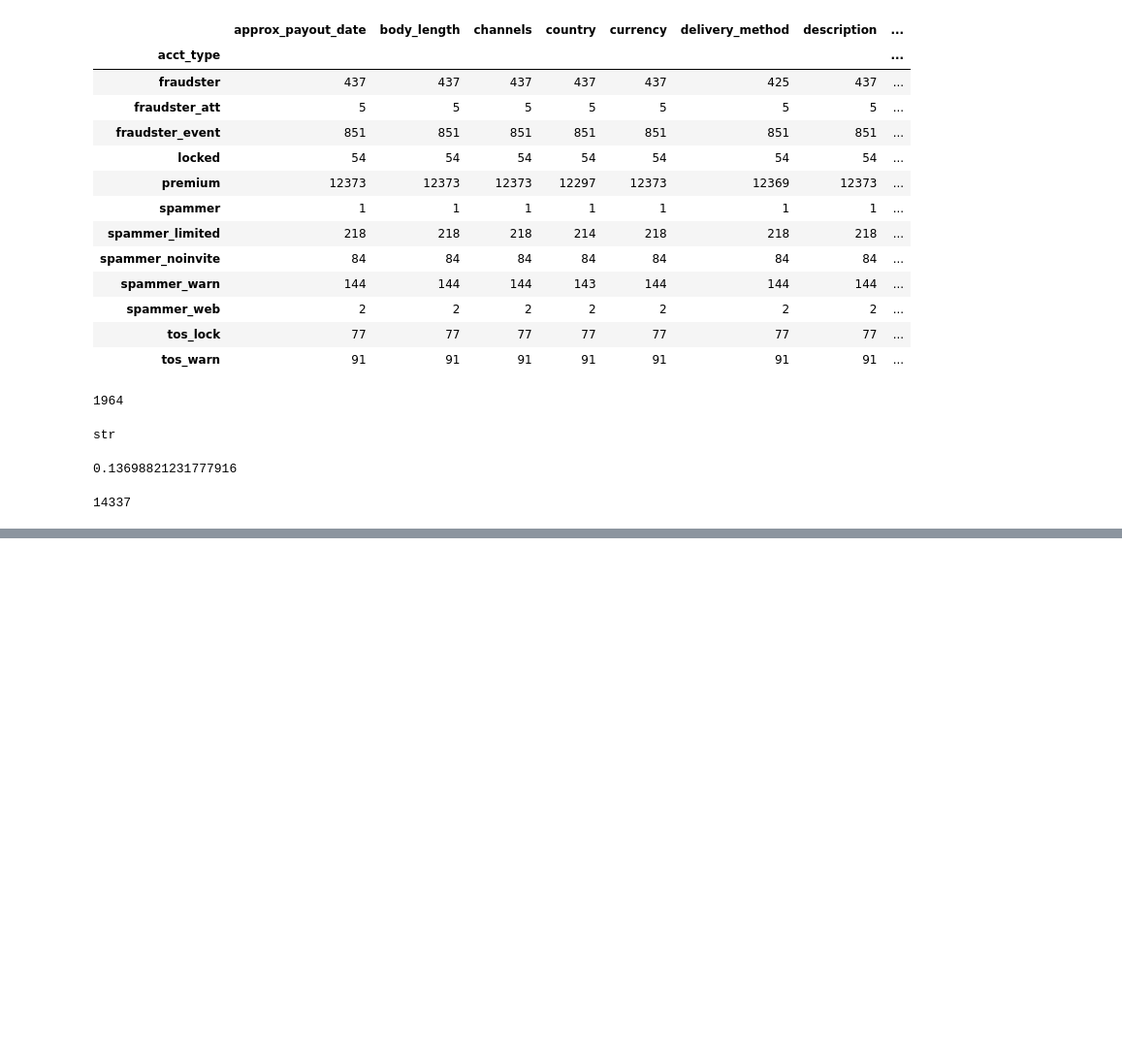
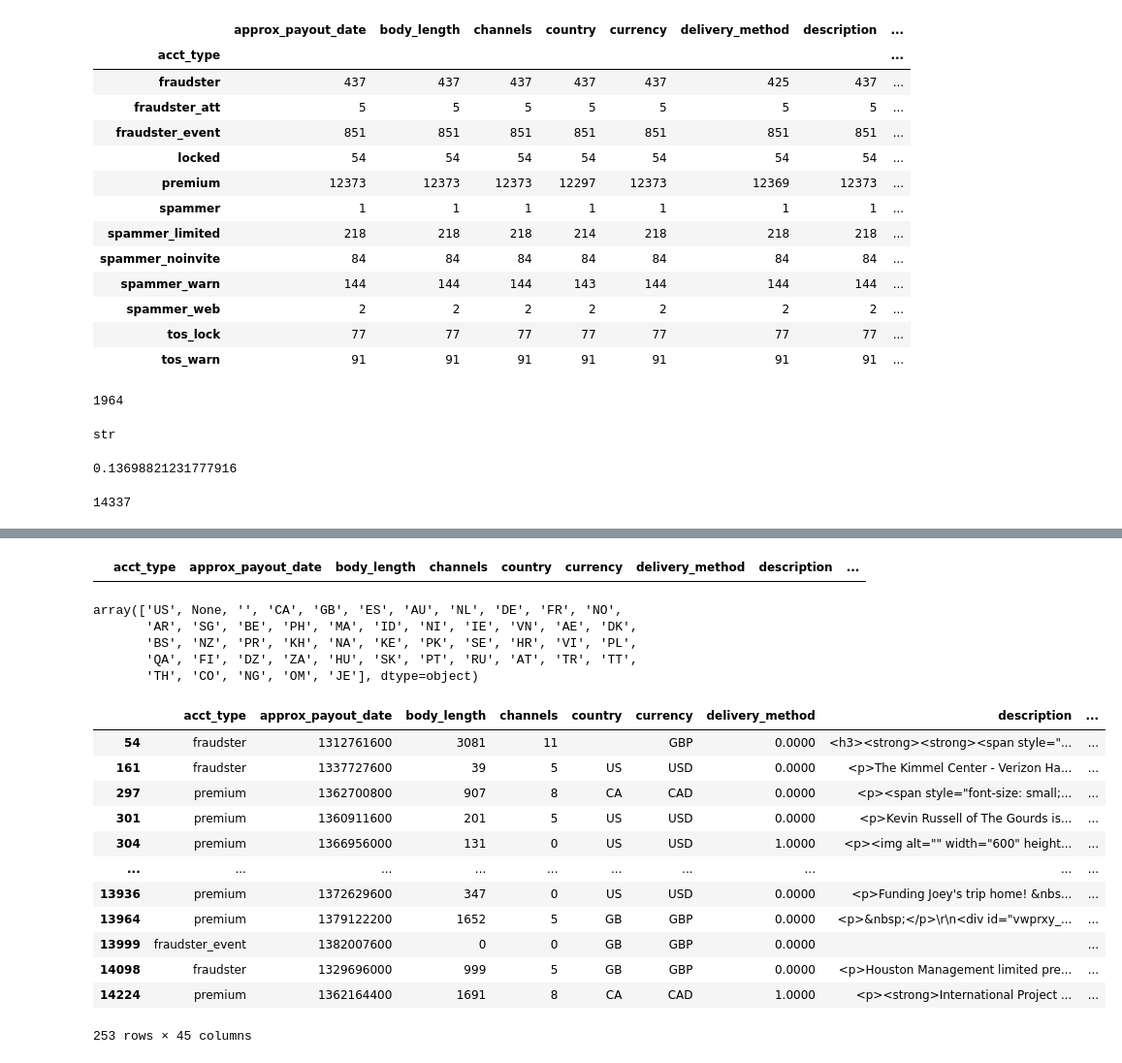
Before and after one commit to paultanger/Fraud_Detection, a Jupyter notebook: notebooks/paul_EDA.ipynb, the cells around one changed output, grey strips where cells are left out. Shown at 97% size. Cells and saved outputs as stored; diff of their text form; code cells hidden in the pictures; blank space fills up the shorter version.

```diff
--- a/notebooks/paul_EDA.ipynb
+++ b/notebooks/paul_EDA.ipynb
@@ -124,0 +215,28 @@ data['acct_type'][~data['acct_type'].isin(['premium'])].agg('count') / len(data)
+# %%
+checking[checking['venue_country'] == '']
+# %% [output]
+|  | acct_type | approx_payout_date | body_length | channels | country | currency | delivery_method | description | ... |
+# %%
+nas['venue_country'].unique()
+# %% [output]
+array(['US', None, '', 'CA', 'GB', 'ES', 'AU', 'NL', 'DE', 'FR', 'NO',
+       'AR', 'SG', 'BE', 'PH', 'MA', 'ID', 'NI', 'IE', 'VN', 'AE', 'DK',
+       'BS', 'NZ', 'PR', 'KH', 'NA', 'KE', 'PK', 'SE', 'HR', 'VI', 'PL',
+       'QA', 'FI', 'DZ', 'ZA', 'HU', 'SK', 'PT', 'RU', 'AT', 'TR', 'TT',
+       'TH', 'CO', 'NG', 'OM', 'JE'], dtype=object)
+# %%
+nas[nas['venue_country'] == '']
+# %% [output]
+|  | acct_type | approx_payout_date | body_length | channels | country | currency | delivery_method | description | ... |
+| 54 | fraudster | 1312761600 | 3081 | 11 |  | GBP | 0.0000 | <h3><strong><strong><span style="... | ... |
+| 161 | fraudster | 1337727600 | 39 | 5 | US | USD | 0.0000 | <p>The Kimmel Center - Verizon Ha... | ... |
+| 297 | premium | 1362700800 | 907 | 8 | CA | CAD | 0.0000 | <p><span style="font-size: small;... | ... |
+| 301 | premium | 1360911600 | 201 | 5 | US | USD | 0.0000 | <p>Kevin Russell of The Gourds is... | ... |
+| 304 | premium | 1366956000 | 131 | 0 | US | USD | 1.0000 | <p><img alt="" width="600" height... | ... |
+| ... | ... | ... | ... | ... | ... | ... | ... | ... | ... |
+| 13936 | premium | 1372629600 | 347 | 0 | US | USD | 0.0000 | <p>Funding Joey's trip home! &nbs... | ... |
+| 13964 | premium | 1379122200 | 1652 | 5 | GB | GBP | 0.0000 | <p>&nbsp;</p>\r\n<div id="vwprxy_... | ... |
+| 13999 | fraudster_event | 1382007600 | 0 | 0 | GB | GBP | 0.0000 |  | ... |
+| 14098 | fraudster | 1329696000 | 999 | 5 | GB | GBP | 0.0000 | <p>Houston Management limited pre... | ... |
+| 14224 | premium | 1362164400 | 1691 | 8 | CA | CAD | 1.0000 | <p><strong>International Project ... | ... |
+253 rows × 45 columns
```
Also changed, not shown: parts of 16 cells of this notebook, 3 other files.
